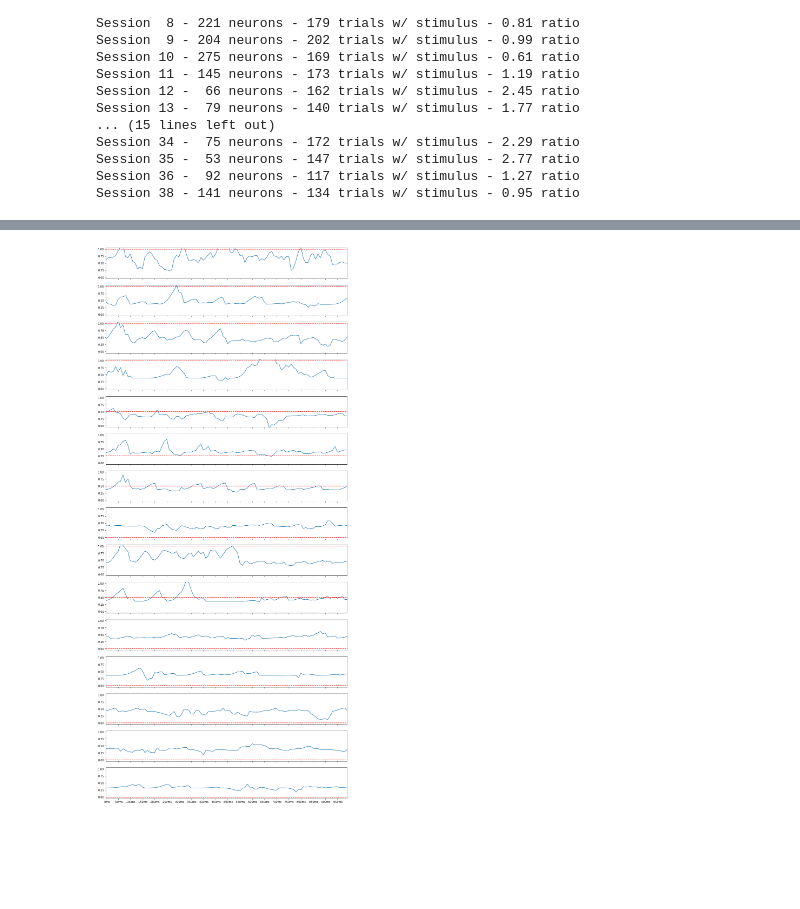
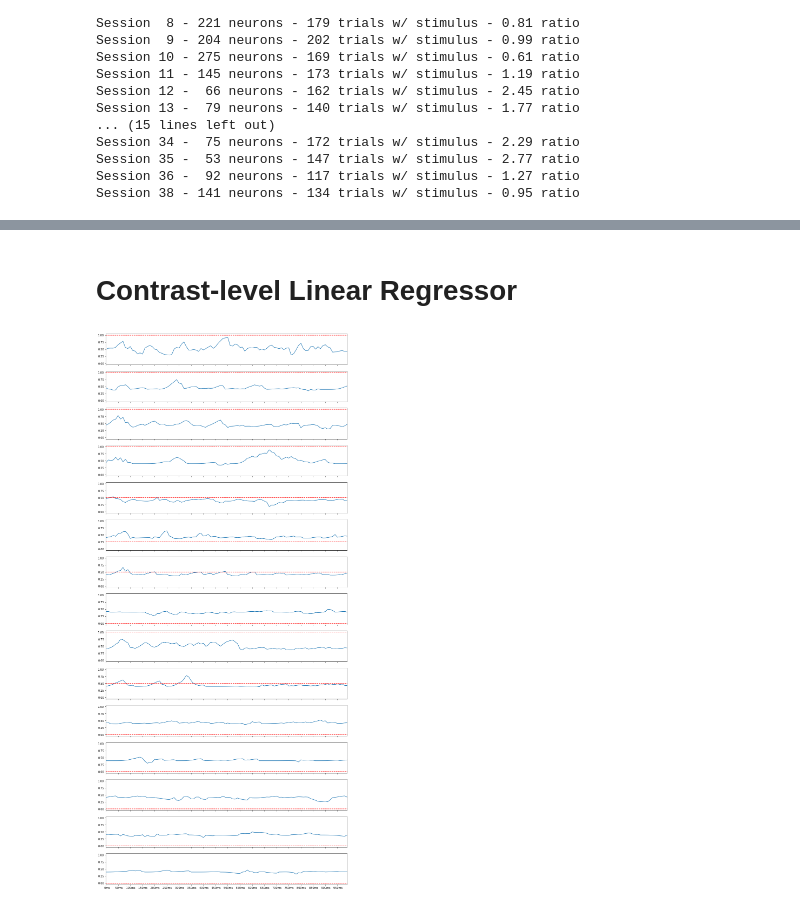
Before and after one commit to sjawhar/nma2020-steinmetz-project, a Jupyter notebook: notebooks/decoders.ipynb, the cells around one changed output, grey strips where cells are left out. Saved outputs shown, nothing was run; the diff lists cells and outputs as text; code cells hidden in the pictures; blank space fills up the shorter version.

```diff
--- a/notebooks/decoders.ipynb
+++ b/notebooks/decoders.ipynb
@@ -231,0 +254,13 @@ for i, (perf, title) in enumerate(data):
+# %%
+from sklearn.model_selection import train_test_split
+from sklearn.metrics import plot_confusion_matrix
+
+X_train, X_test, y_train, y_test = train_test_split(
+    X_hist,
+    y_hist,
+    test_size=0.2,
+    shuffle=True,
+    stratify=y_hist
+)
+clf.fit(X_train, y_train)
+plot_confusion_matrix(clf, X_test, y_test, display_labels=CLASS_NAMES, normalize='true')
@@ -231,0 +270,11 @@ for i, (perf, title) in enumerate(data):
+# %%
+from sklearn.model_selection import cross_val_predict
+from sklearn.metrics import plot_confusion_matrix
+
+y_pred = cross_val_predict(clf, X_hist, y_hist, cv=5, n_jobs=-1)
+perf = np.zeros((NUM_CLASSES, NUM_CLASSES), dtype=int)
+for i in range(len(y_pred)):
+    perf[y_hist[i], y_pred[i]] += 1
+
+ConfusionMatrixDisplay(perf, display_labels=CLASS_NAMES).plot()
+ConfusionMatrixDisplay(perf / perf.sum(axis=1, keepdims=True), display_labels=CLASS_NAMES).plot()
@@ -232,33 +285,44 @@ for i, (perf, title) in enumerate(data):
+# %% [markdown]
+# Contrast-level Linear Regressor
 # %%
 from sklearn.linear_model import Ridge
 
-Y_reg = label_encoder.inverse_transform(Y)
+X_reg, _ = get_spikes_and_contrast(
+    SESSION,
+    SELECTOR["NEURON_VISUAL"],
+    CHOSEN_TRIALS,
+    np.arange(42, 158),
+    baseline_bins=(30,50),
+    smoothing=(17, 2.5),
+)
+X_reg = reshape_by_bins(X_reg)
+y_reg = label_encoder.inverse_transform(y)
 reg = Ridge()
-reg.fit(X, Y_reg)
+reg.fit(X_reg, y_reg)
 
 plotted_trials = 15
 xticks = np.arange(NUM_BINS // 5) * 5
 xticklabels = [f"{i*10:4d}ms" for i in yticks]
 fig, axes = plt.subplots(plotted_trials, 1, sharex=True)
 fig.set_size_inches(16, 2.5 * plotted_trials)
 
 for trial_num in range(plotted_trials):
-    Y_true = contrast[trial_num]
+    y_true = contrast[trial_num]
     population_activity = X[(trial_num*NUM_BINS):((trial_num+1)*NUM_BINS), :]
-    Y_pred = reg.predict(population_activity)
+    y_pred = reg.predict(population_activity)
 
     ax = axes[trial_num]
-    ax.plot(Y_pred)
+    ax.plot(y_pred)
     ax.set_ylim([-0.05, 1.05])
-    ax.axhline(y=Y_true, color='r', linestyle='--')
+    ax.axhline(y=y_true, color='r', linestyle='--')
 
     if trial_num != plotted_trials - 1:
         continue
 
     ax.set_xticks(xticks)
     ax.set_xticklabels(xticklabels)
     ax.set_xlim([0, NUM_BINS - 1])
 
 plt.show()
 # %% [output]
-[figure, old version]
+[figure, new version]
```
Also changed, not shown: parts of 14 cells of this notebook.
